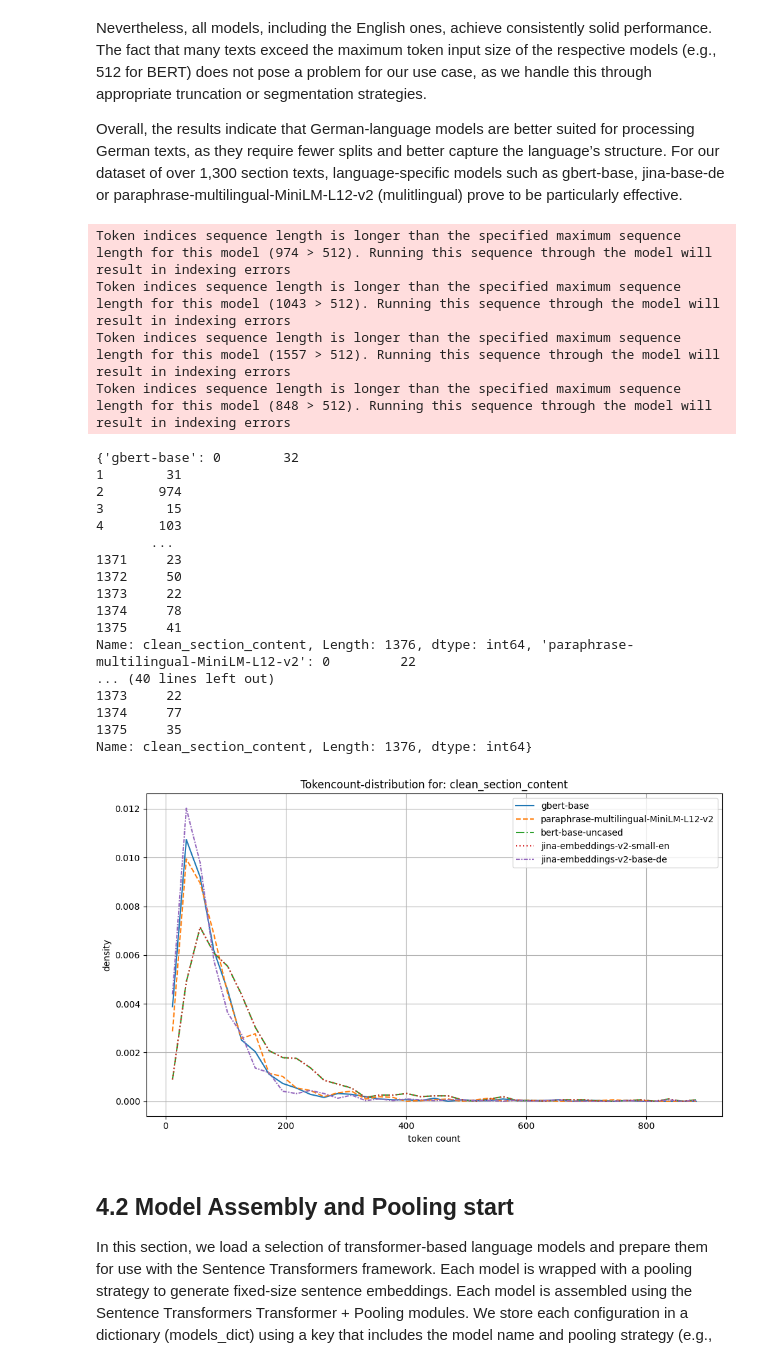
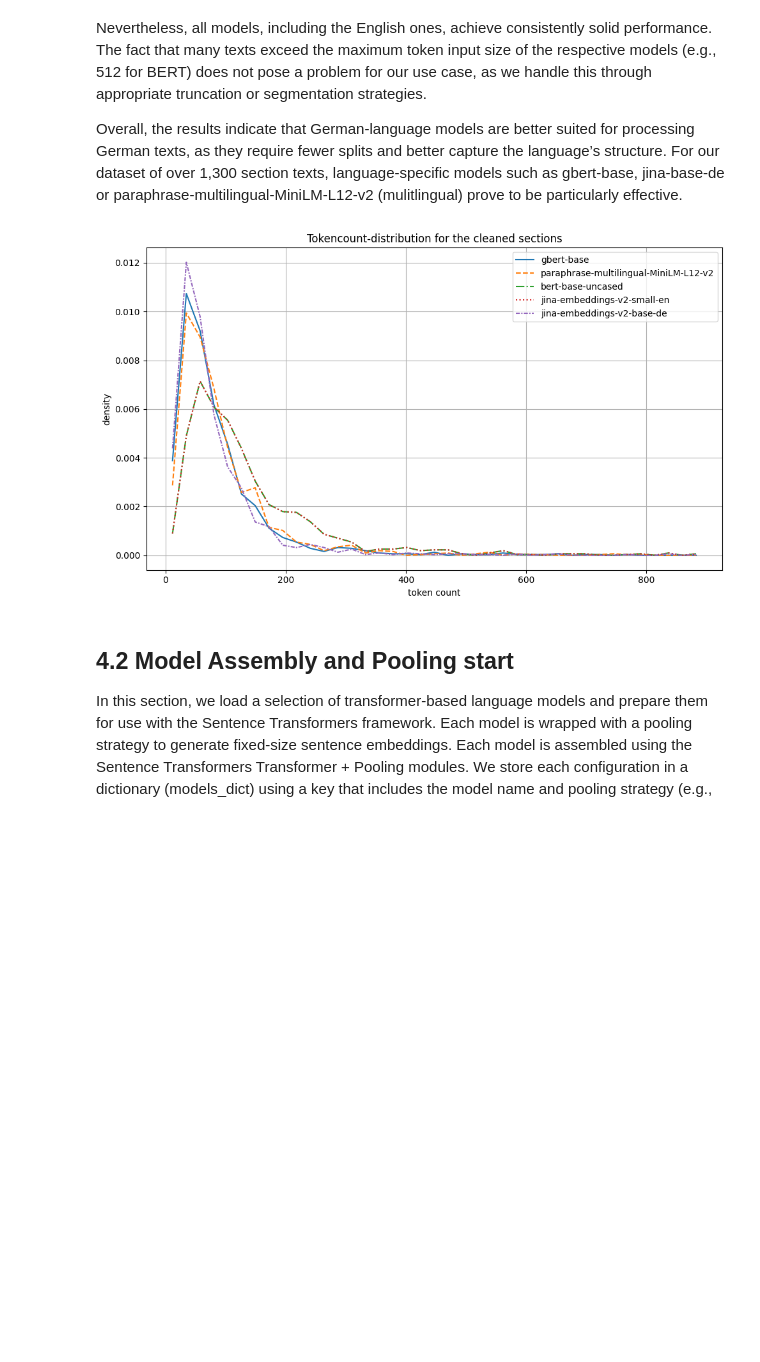
Before and after one commit to Nils7291/NLP_Contract_Checker, a Jupyter notebook: notebooks/00_main.ipynb, the cells around one changed output. Cells and saved outputs as stored; diff of their text form; code cells hidden in the pictures; blank space fills up the shorter version.

```diff
--- a/notebooks/00_main.ipynb
+++ b/notebooks/00_main.ipynb
@@ -1519,79 +1429,63 @@ Nevertheless, all models, including the English ones, achieve consistently solid
 
 Overall, the results indicate that German-language models are better suited for processing German texts, as they require fewer splits and better capture the language’s structure. For our dataset of over 1,300 section texts, language-specific models such as gbert-base, jina-base-de or paraphrase-multilingual-MiniLM-L12-v2 (mulitlingual) prove to be particularly effective.
 # %%
+contract_sections_clean = pd.read_pickle('../data/contract_sections_clean.pkl')
+df = contract_sections_clean.copy()
+# Deine Spalte zum Analysieren
+# column = "clean_section_content"
 
-# Deine Spalte zum Analysieren
-column = "clean_section_content"
+# # Modellnamen und URLs
+# model_names = [
+#     "gbert-base",
+#     "paraphrase-multilingual-MiniLM-L12-v2",
+#     "bert-base-uncased",
+#     "jina-embeddings-v2-small-en",
+#     "jina-embeddings-v2-base-de"
+# ]
 
-# Modellnamen und URLs
-model_names = [
-    "gbert-base",
-    "paraphrase-multilingual-MiniLM-L12-v2",
-    "bert-base-uncased",
-    "jina-embeddings-v2-small-en",
-    "jina-embeddings-v2-base-de"
-]
-
-model_urls = [
-    "deepset/gbert-base",
-    "sentence-transformers/paraphrase-multilingual-MiniLM-L12-v2",
-    "bert-base-uncased",
-    "jinaai/jina-embeddings-v2-small-en",
-    "jinaai/jina-embeddings-v2-base-de"
-]
+# model_urls = [
+#     "deepset/gbert-base",
+#     "sentence-transformers/paraphrase-multilingual-MiniLM-L12-v2",
+#     "bert-base-uncased",
+#     "jinaai/jina-embeddings-v2-small-en",
+#     "jinaai/jina-embeddings-v2-base-de"
+# ]
 
 # Tokenizer vorbereiten
 tokenizers = {}
+
 for name, url in zip(model_names, model_urls):
     tokenizers[name] = AutoTokenizer.from_pretrained(url)
 
 # Tokenlängen erfassen
 token_counts = {}
+
 for name, tokenizer in tokenizers.items():
-    token_counts[name] = df_structured[column].fillna("").apply(lambda x: len(tokenizer.tokenize(x)))
-print(token_counts)
+    token_counts[name] = df["clean_section_content"].fillna("").apply(lambda x: len(tokenizer.tokenize(x)))
+
 # Plot: Verteilung der Tokenanzahl (99%-Quantil)
 plt.figure(figsize=(10, 6))
 max_x = max(token_counts[name].quantile(0.99) for name in token_counts)
 bins = np.linspace(0, max_x, 40)
+styles = ['-', '--', '-.', ':', (0, (3, 1, 1, 1))]
 
-styles = ['-', '--', '-.', ':', (0, (3, 1, 1, 1))]
 
 for (name, data), style in zip(token_counts.items(), styles):
     hist, bin_edges = np.histogram(data, bins=bins, density=True)
     bin_centers = (bin_edges[:-1] + bin_edges[1:]) / 2
     plt.plot(bin_centers, hist, label=name, linestyle=style)
 
-plt.title(f"Tokencount-distribution for: {column}")
+plt.title(f"Tokencount-distribution for the cleaned sections")
 plt.xlabel("token count")
 plt.ylabel("density")
 plt.legend()
 plt.grid(True)
 plt.tight_layout()
 plt.show()
+
+del  max_x , df, bins, styles, hist, bin_centers, bin_edges, token_counts, tokenizers
 # %% [output]
-Token indices sequence length is longer than the specified maximum sequence length for this model (974 > 512). Running this sequence through the model will result in indexing errors
-Token indices sequence length is longer than the specified maximum sequence length for this model (1043 > 512). Running this sequence through the model will result in indexing errors
-Token indices sequence length is longer than the specified maximum sequence length for this model (1557 > 512). Running this sequence through the model will result in indexing errors
-Token indices sequence length is longer than the specified maximum sequence length for this model (848 > 512). Running this sequence through the model will result in indexing errors
-{'gbert-base': 0        32
-1        31
-2       974
-3        15
-4       103
-       ...
-1371     23
-1372     50
-1373     22
-1374     78
-1375     41
-Name: clean_section_content, Length: 1376, dtype: int64, 'paraphrase-multilingual-MiniLM-L12-v2': 0         22
-... (40 lines left out)
-1373     22
-1374     77
-1375     35
-Name: clean_section_content, Length: 1376, dtype: int64}
-[figure, old version]
+[figure, new version]
 # %% [markdown]
 ## 4.2 Model Assembly and Pooling start
 In this section, we load a selection of transformer-based language models and prepare them for use with the Sentence Transformers framework. Each model is wrapped with a pooling strategy to generate fixed-size sentence embeddings.
```
Also changed, not shown: parts of 49 cells of this notebook, 1 other file.
